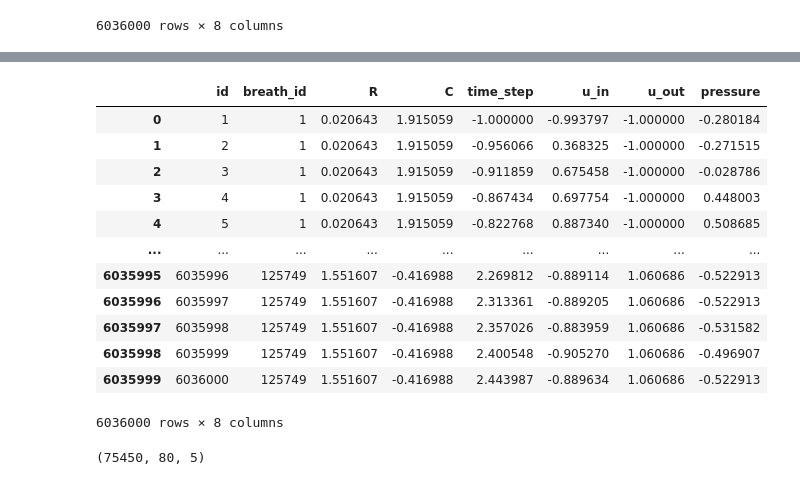
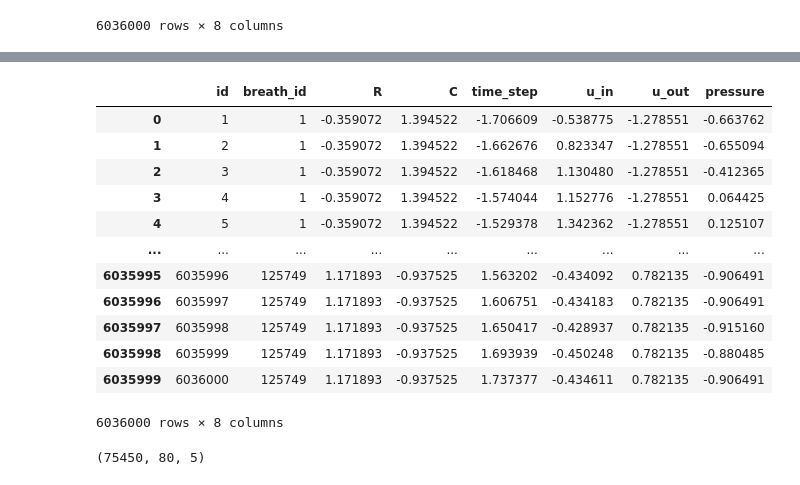
Before and after one commit to trevorWieland/kaggle-ventilator-model, a Jupyter notebook: examples/Data Exploration.ipynb, the cells around one changed output, grey strips where cells are left out. Drawn from its saved outputs; the diff is of its cells as text; code cells hidden in the pictures.

```diff
--- a/examples/Data Exploration.ipynb
+++ b/examples/Data Exploration.ipynb
@@ -63,23 +65,20 @@ fig.show()
 # %%
-feature_cols = ["R", "C", "time_step", "u_in", "u_out", "pressure"]
+feature_cols = ["R", "C", "time_step", "u_in", "u_out"]
 
-means = training_data[feature_cols].mean()
-stdeevs = means = training_data[feature_cols].std()
-
-training_data[feature_cols] = (training_data[feature_cols] - means) / stdeevs
+training_data, means, stdevs = scale_data(training_data, feature_cols, "pressure")
 training_data
 # %% [output]
 |  | id | breath_id | R | C | time_step | u_in | u_out | pressure |
-| 0 | 1 | 1 | 0.020643 | 1.915059 | -1.000000 | -0.993797 | -1.000000 | -0.280184 |
-| 1 | 2 | 1 | 0.020643 | 1.915059 | -0.956066 | 0.368325 | -1.000000 | -0.271515 |
-| 2 | 3 | 1 | 0.020643 | 1.915059 | -0.911859 | 0.675458 | -1.000000 | -0.028786 |
-| 3 | 4 | 1 | 0.020643 | 1.915059 | -0.867434 | 0.697754 | -1.000000 | 0.448003 |
-| 4 | 5 | 1 | 0.020643 | 1.915059 | -0.822768 | 0.887340 | -1.000000 | 0.508685 |
+| 0 | 1 | 1 | -0.359072 | 1.394522 | -1.706609 | -0.538775 | -1.278551 | -0.663762 |
+| 1 | 2 | 1 | -0.359072 | 1.394522 | -1.662676 | 0.823347 | -1.278551 | -0.655094 |
+| 2 | 3 | 1 | -0.359072 | 1.394522 | -1.618468 | 1.130480 | -1.278551 | -0.412365 |
+| 3 | 4 | 1 | -0.359072 | 1.394522 | -1.574044 | 1.152776 | -1.278551 | 0.064425 |
+| 4 | 5 | 1 | -0.359072 | 1.394522 | -1.529378 | 1.342362 | -1.278551 | 0.125107 |
 | ... | ... | ... | ... | ... | ... | ... | ... | ... |
-| 6035995 | 6035996 | 125749 | 1.551607 | -0.416988 | 2.269812 | -0.889114 | 1.060686 | -0.522913 |
-| 6035996 | 6035997 | 125749 | 1.551607 | -0.416988 | 2.313361 | -0.889205 | 1.060686 | -0.522913 |
-| 6035997 | 6035998 | 125749 | 1.551607 | -0.416988 | 2.357026 | -0.883959 | 1.060686 | -0.531582 |
-| 6035998 | 6035999 | 125749 | 1.551607 | -0.416988 | 2.400548 | -0.905270 | 1.060686 | -0.496907 |
-| 6035999 | 6036000 | 125749 | 1.551607 | -0.416988 | 2.443987 | -0.889634 | 1.060686 | -0.522913 |
+| 6035995 | 6035996 | 125749 | 1.171893 | -0.937525 | 1.563202 | -0.434092 | 0.782135 | -0.906491 |
+| 6035996 | 6035997 | 125749 | 1.171893 | -0.937525 | 1.606751 | -0.434183 | 0.782135 | -0.906491 |
+| 6035997 | 6035998 | 125749 | 1.171893 | -0.937525 | 1.650417 | -0.428937 | 0.782135 | -0.915160 |
+| 6035998 | 6035999 | 125749 | 1.171893 | -0.937525 | 1.693939 | -0.450248 | 0.782135 | -0.880485 |
+| 6035999 | 6036000 | 125749 | 1.171893 | -0.937525 | 1.737377 | -0.434611 | 0.782135 | -0.906491 |
 6036000 rows × 8 columns
 # %%
```
Also changed, not shown: parts of 7 cells of this notebook, 4 other files.
